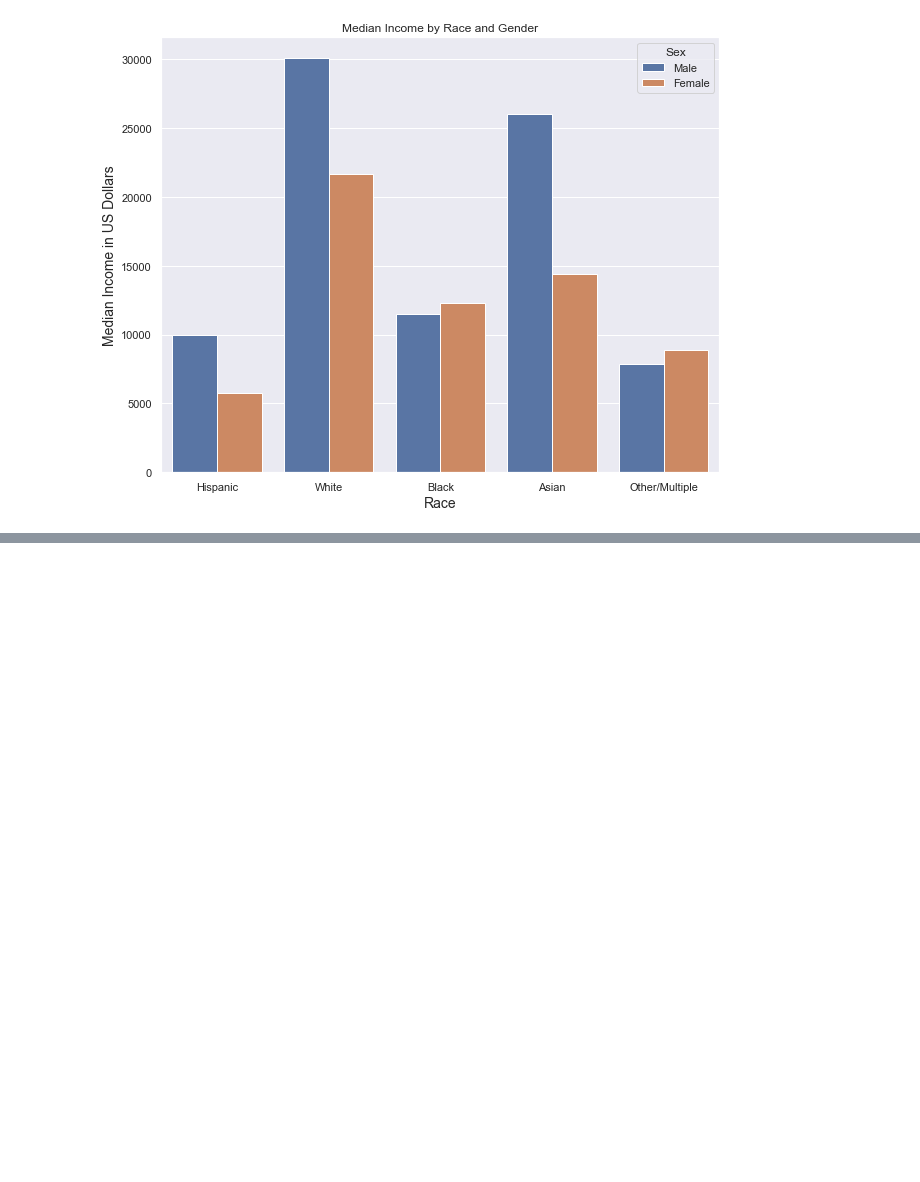
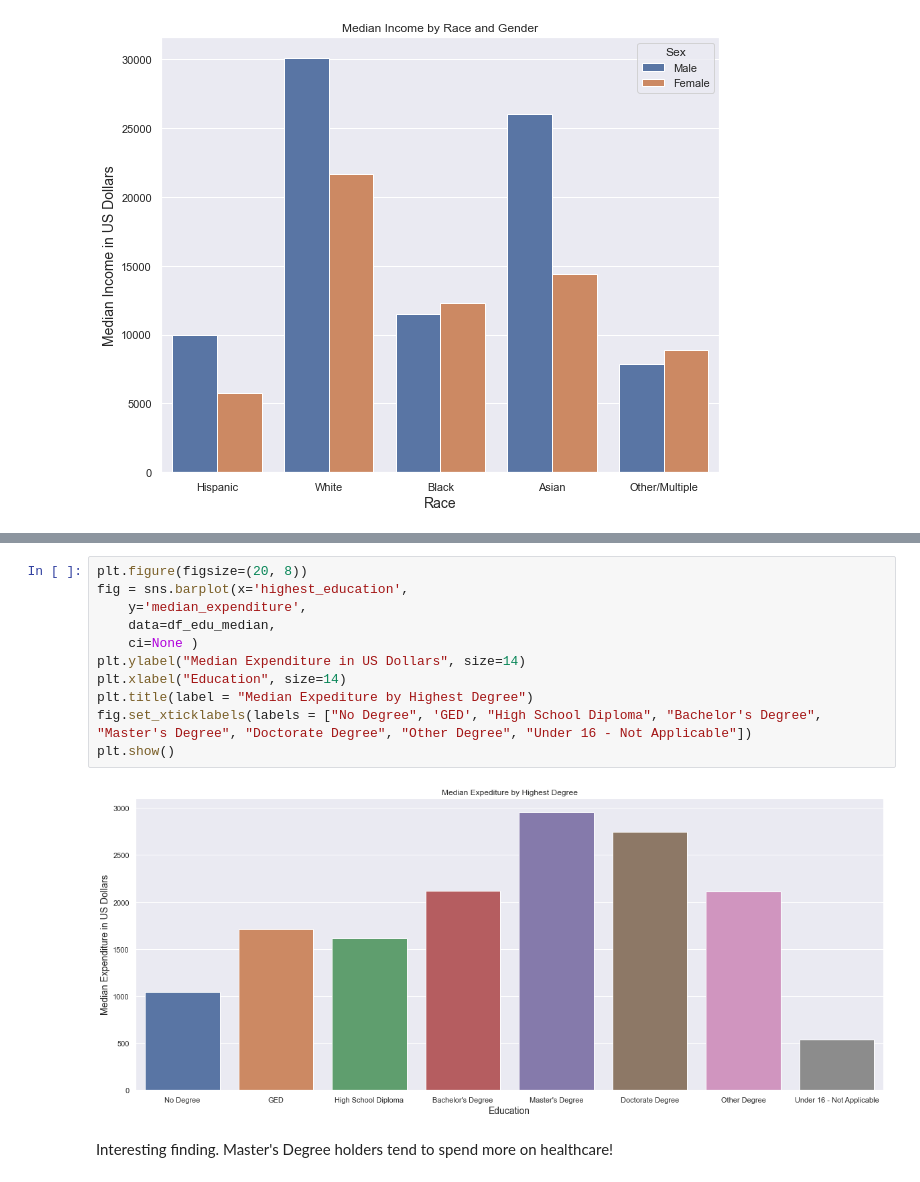
Before and after one commit to malmuntazarharris/medical-expenditure-prediction, a Jupyter notebook: EDA_and_Feature_Engineering.ipynb, the cells around one changed output, grey strips where cells are left out. Saved outputs shown, nothing was run; the diff lists cells and outputs as text; blank space fills up the shorter version.

```diff
--- a/EDA_and_Feature_Engineering.ipynb
+++ b/EDA_and_Feature_Engineering.ipynb
@@ -234,0 +305,15 @@ Interesting to see that White women tend to spend the most on healthcare and tha
+# %%
+plt.figure(figsize=(20, 8))
+fig = sns.barplot(x='highest_education',
+    y='median_expenditure',
+    data=df_edu_median,
+    ci=None )
+plt.ylabel("Median Expenditure in US Dollars", size=14)
+plt.xlabel("Education", size=14)
+plt.title(label = "Median Expediture by Highest Degree")
+fig.set_xticklabels(labels = ["No Degree", 'GED', "High School Diploma", "Bachelor's Degree", "Master's Degree", "Doctorate Degree", "Other Degree", "Under 16 - Not Applicable"])
+plt.show()
+# %% [output]
+[figure, added]
+# %% [markdown]
+Interesting finding. Master's Degree holders tend to spend more on healthcare!
```
Also changed, not shown: parts of 22 cells of this notebook, 2 other files.
